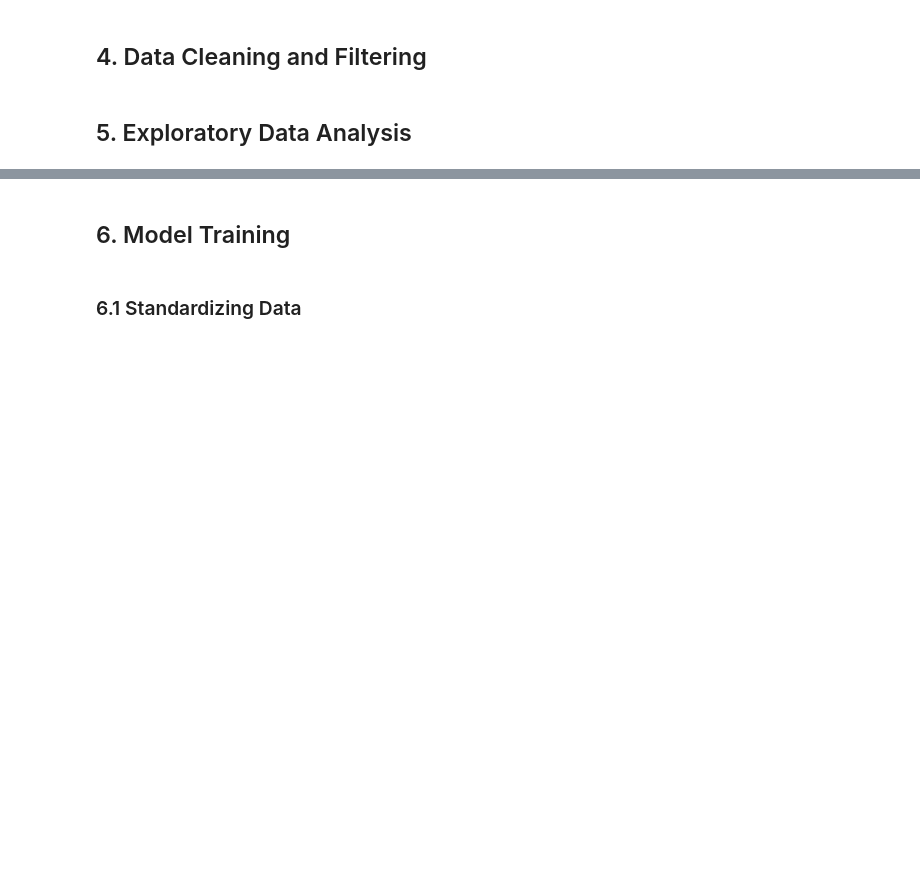
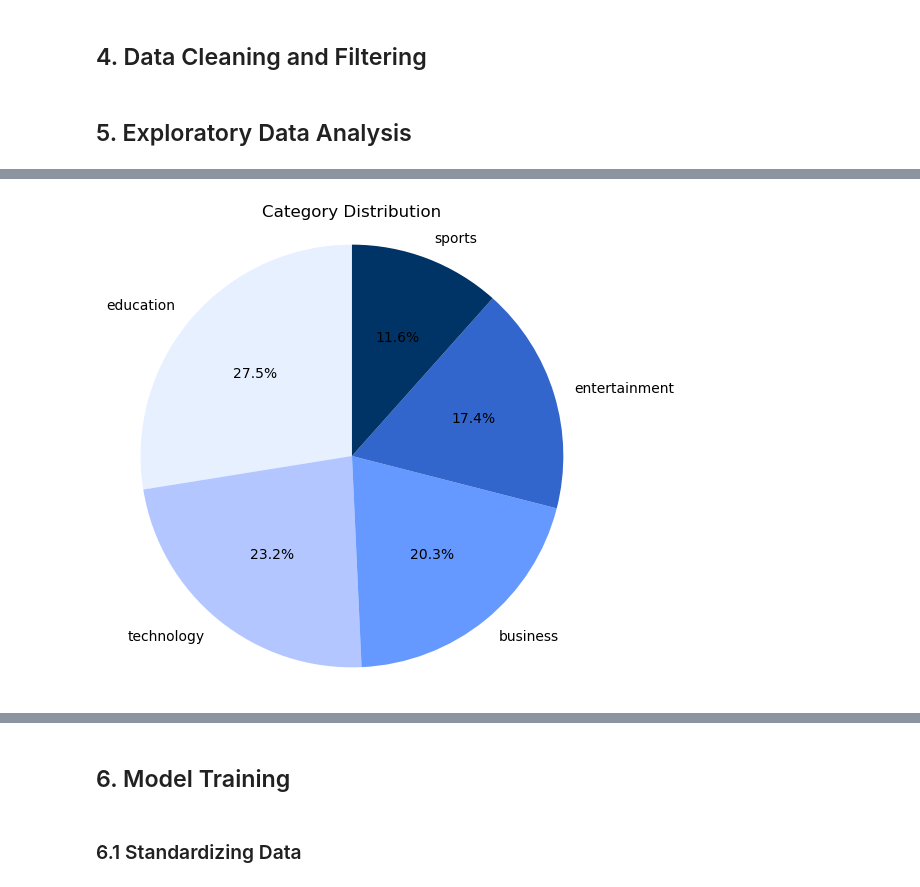
Before and after one commit to KennyM28/Explore-Classification-Project, a Jupyter notebook: project_notebook.ipynb, the cells around one changed output, grey strips where cells are left out. Saved outputs shown, nothing was run; the diff lists cells and outputs as text; code cells hidden in the pictures; blank space fills up the shorter version.

```diff
--- a/project_notebook.ipynb
+++ b/project_notebook.ipynb
@@ -77,0 +90,14 @@ test_data.head()
+# %%
+# pie chart showing percentages of each category
+
+# Count the occurrences of each category
+category_counts = train_data['category'].value_counts()
+
+# Create the pie chart
+plt.figure(figsize = (6, 6))
+plt.pie(category_counts, labels = category_counts.index, autopct = '%1.1f%%', startangle=90, colors = ['#e6f0ff', '#b3c6ff', '#6699ff', '#3366cc', '#003366'])
+plt.axis('equal')
+plt.title('Category Distribution')
+plt.show()
+# %% [output]
+[figure, added]
```
Also changed, not shown: parts of 8 cells of this notebook.
